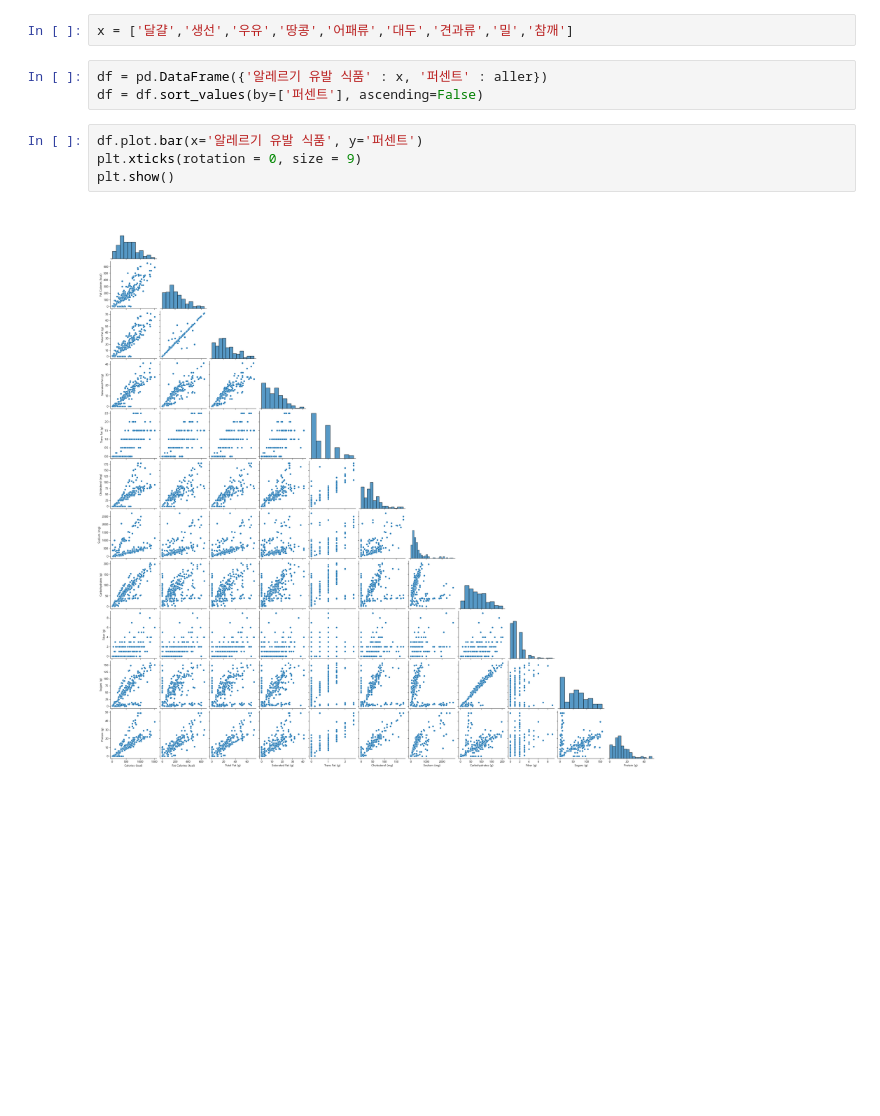
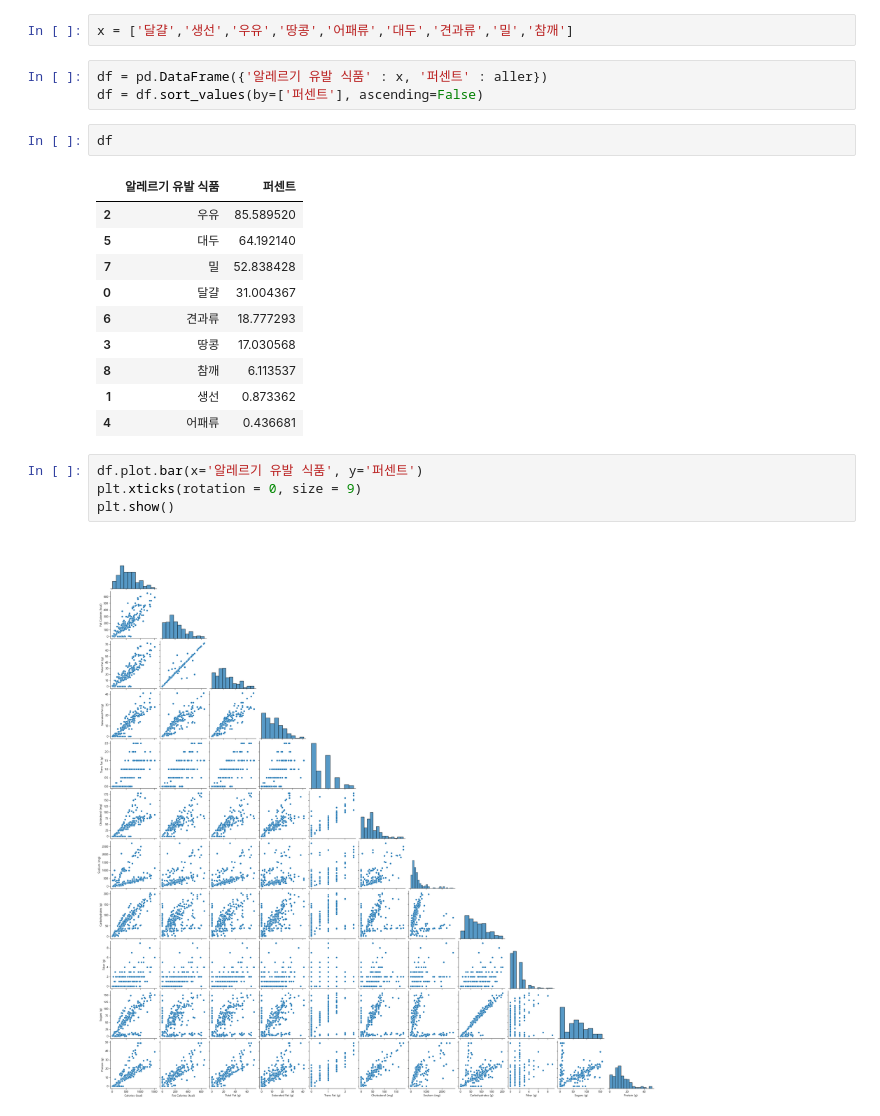
Before and after one commit to ruinsage/DataScience, a Jupyter notebook: 02_ETL/04_Data_analys/02_탐색적분석/Example2/Uncle's 데이터분석 발표(현재봉,양석훈,문성준).ipynb, the cells around one changed output. Saved outputs shown, nothing was run; the diff lists cells and outputs as text; blank space fills up the shorter version.

```diff
--- a/02_ETL/04_Data_analys/02_탐색적분석/Example2/Uncle's 데이터분석 발표(현재봉,양석훈,문성준).ipynb
+++ b/02_ETL/04_Data_analys/02_탐색적분석/Example2/Uncle's 데이터분석 발표(현재봉,양석훈,문성준).ipynb
@@ -425,6 +426,19 @@ x = ['달걀','생선','우유','땅콩','어패류','대두','견과류','밀',
 # %%
 df = pd.DataFrame({'알레르기 유발 식품' : x, '퍼센트' : aller})
 df = df.sort_values(by=['퍼센트'], ascending=False)
+# %%
+df
+# %% [output]
+|  | 알레르기 유발 식품 | 퍼센트 |
+| 2 | 우유 | 85.589520 |
+| 5 | 대두 | 64.192140 |
+| 7 | 밀 | 52.838428 |
+| 0 | 달걀 | 31.004367 |
+| 6 | 견과류 | 18.777293 |
+| 3 | 땅콩 | 17.030568 |
+| 8 | 참깨 | 6.113537 |
+| 1 | 생선 | 0.873362 |
+| 4 | 어패류 | 0.436681 |
 # %%
 df.plot.bar(x='알레르기 유발 식품', y='퍼센트')
 plt.xticks(rotation = 0, size = 9)
```
Also changed, not shown: parts of 1 cell of this notebook, 1 other file.
